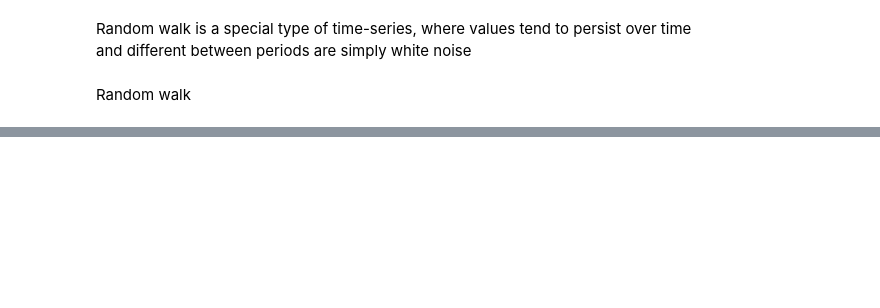
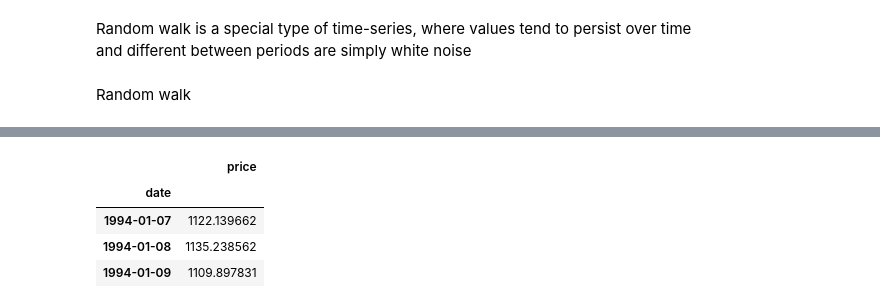
Before and after one commit to jcmsbits/time_series_analysis, a Jupyter notebook: random_walk.ipynb, the cells around one changed output, grey strips where cells are left out. Drawn from its saved outputs; the diff is of its cells as text; code cells hidden in the pictures; blank space fills up the shorter version.

```diff
--- a/random_walk.ipynb
+++ b/random_walk.ipynb
@@ -29,0 +45,8 @@ Random walk
+# %%
+rw.head(3)
+# %% [output]
+|  | price |
+| date |  |
+| 1994-01-07 | 1122.139662 |
+| 1994-01-08 | 1135.238562 |
+| 1994-01-09 | 1109.897831 |
```
Also changed, not shown: parts of 10 cells of this notebook.
